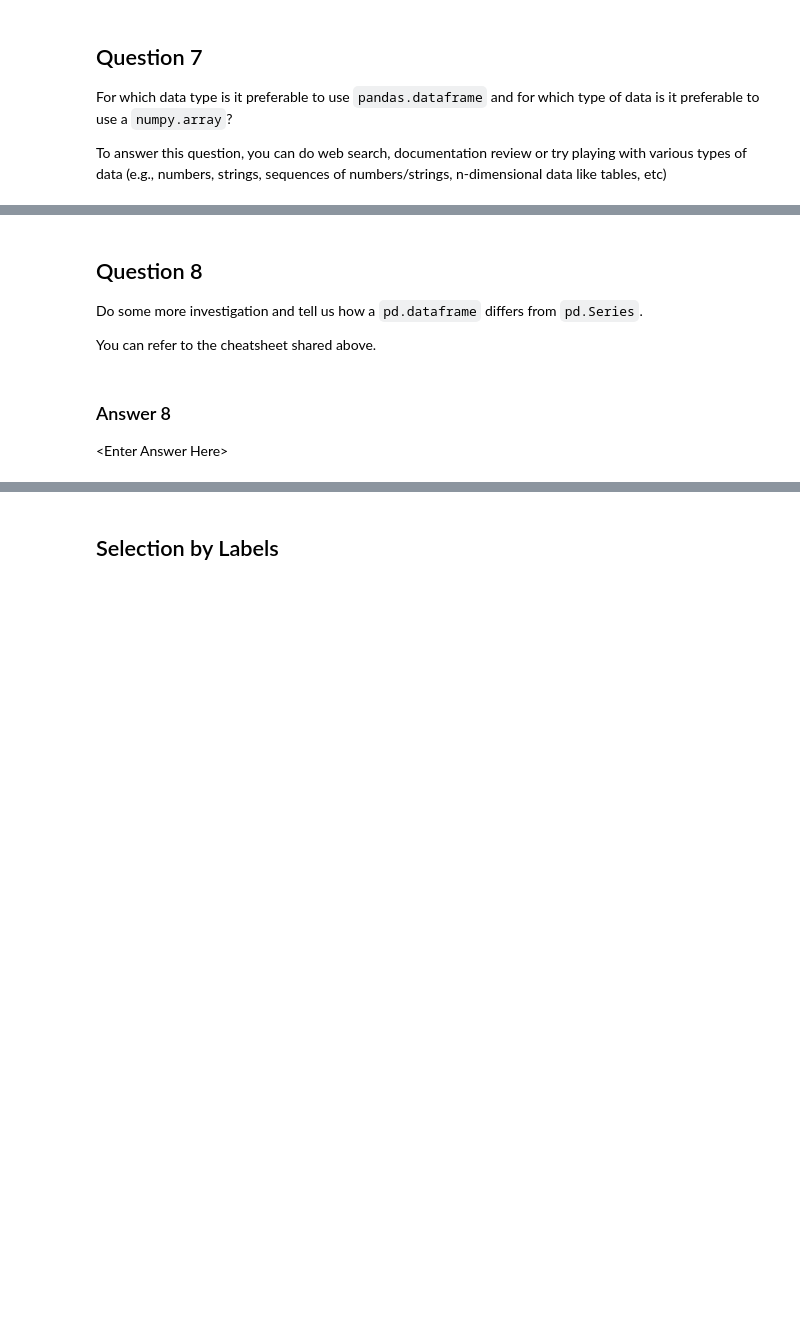
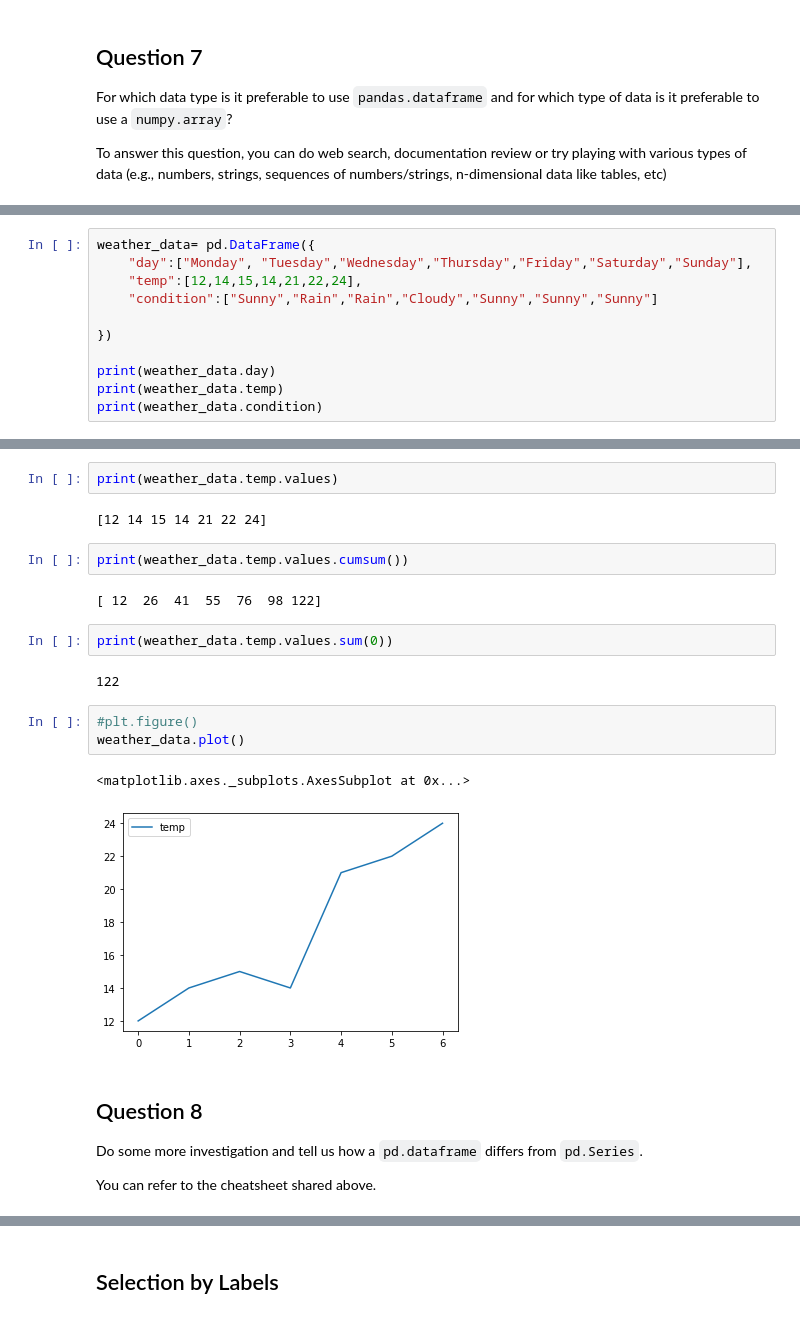
Before and after one commit to nsoukouna3/Data-Structure, a Jupyter notebook: Day_00/Getting_Started.ipynb, the cells around one changed output, grey strips where cells are left out. Saved outputs shown, nothing was run; the diff lists cells and outputs as text; blank space fills up the shorter version.

```diff
--- a/Day_00/Getting_Started.ipynb
+++ b/Day_00/Getting_Started.ipynb
@@ -474,0 +545,11 @@ To answer this question, you can do web search, documentation review or try play
+# %%
+weather_data= pd.DataFrame({
+    "day":["Monday", "Tuesday","Wednesday","Thursday","Friday","Saturday","Sunday"],
+    "temp":[12,14,15,14,21,22,24],
+    "condition":["Sunny","Rain","Rain","Cloudy","Sunny","Sunny","Sunny"]
+
+})
+
+print(weather_data.day)
+print(weather_data.temp)
+print(weather_data.condition)
@@ -475,10 +574,24 @@ To answer this question, you can do web search, documentation review or try play
+# %%
+print(weather_data.temp.values)
+# %% [output]
+[12 14 15 14 21 22 24]
+# %%
+print(weather_data.temp.values.cumsum())
+# %% [output]
+[ 12  26  41  55  76  98 122]
+# %%
+print(weather_data.temp.values.sum(0))
+# %% [output]
+122
+# %%
+#plt.figure()
+weather_data.plot()
+# %% [output]
+<matplotlib.axes._subplots.AxesSubplot at 0x...>
+[figure, added]
 # %% [markdown]
 ## Question 8
 
 Do some more investigation and tell us how a `pd.dataframe` differs from `pd.Series`.
 
 You can refer to the cheatsheet shared above.
-# %% [markdown]
-### Answer 8
-
-\<Enter Answer Here\>
```
Also changed, not shown: parts of 28 cells of this notebook.
